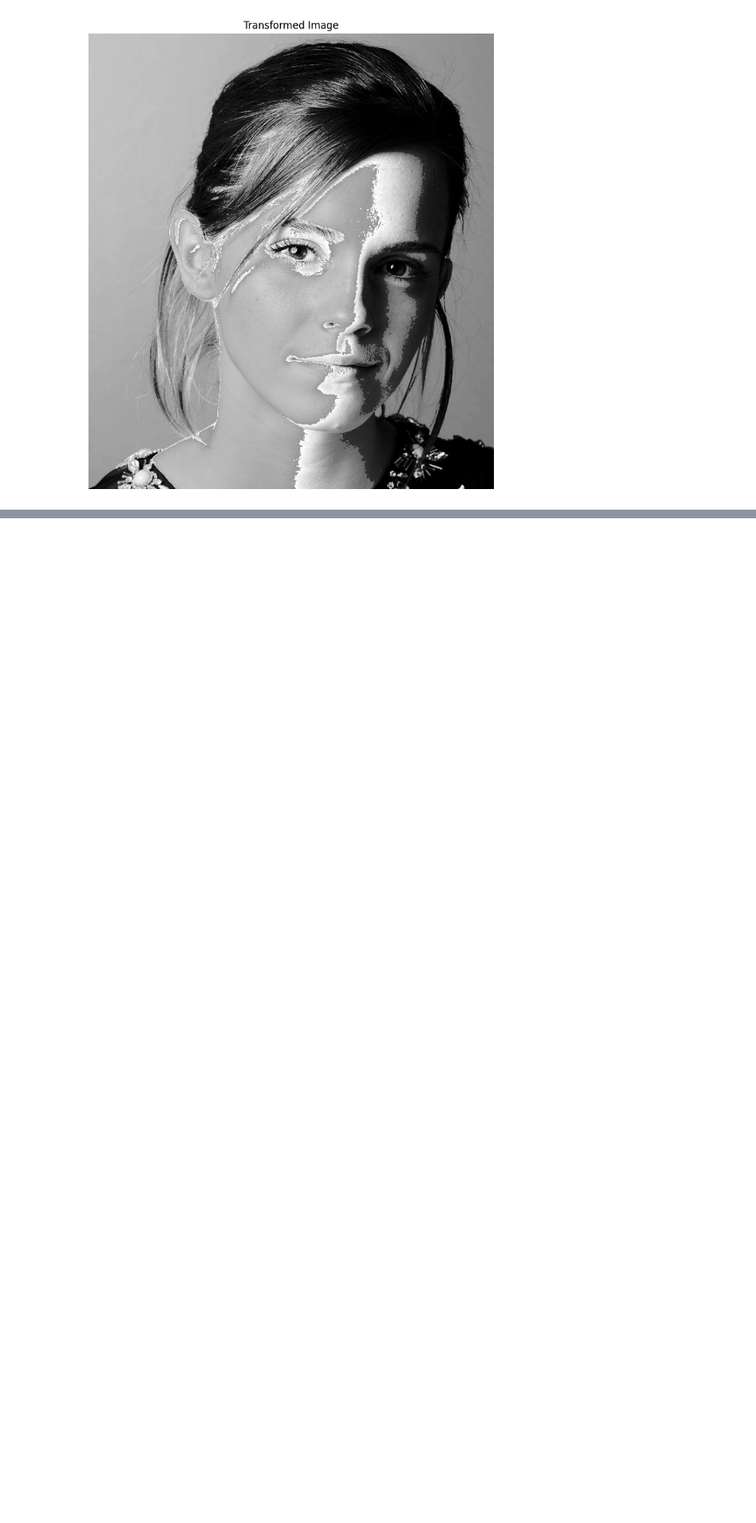
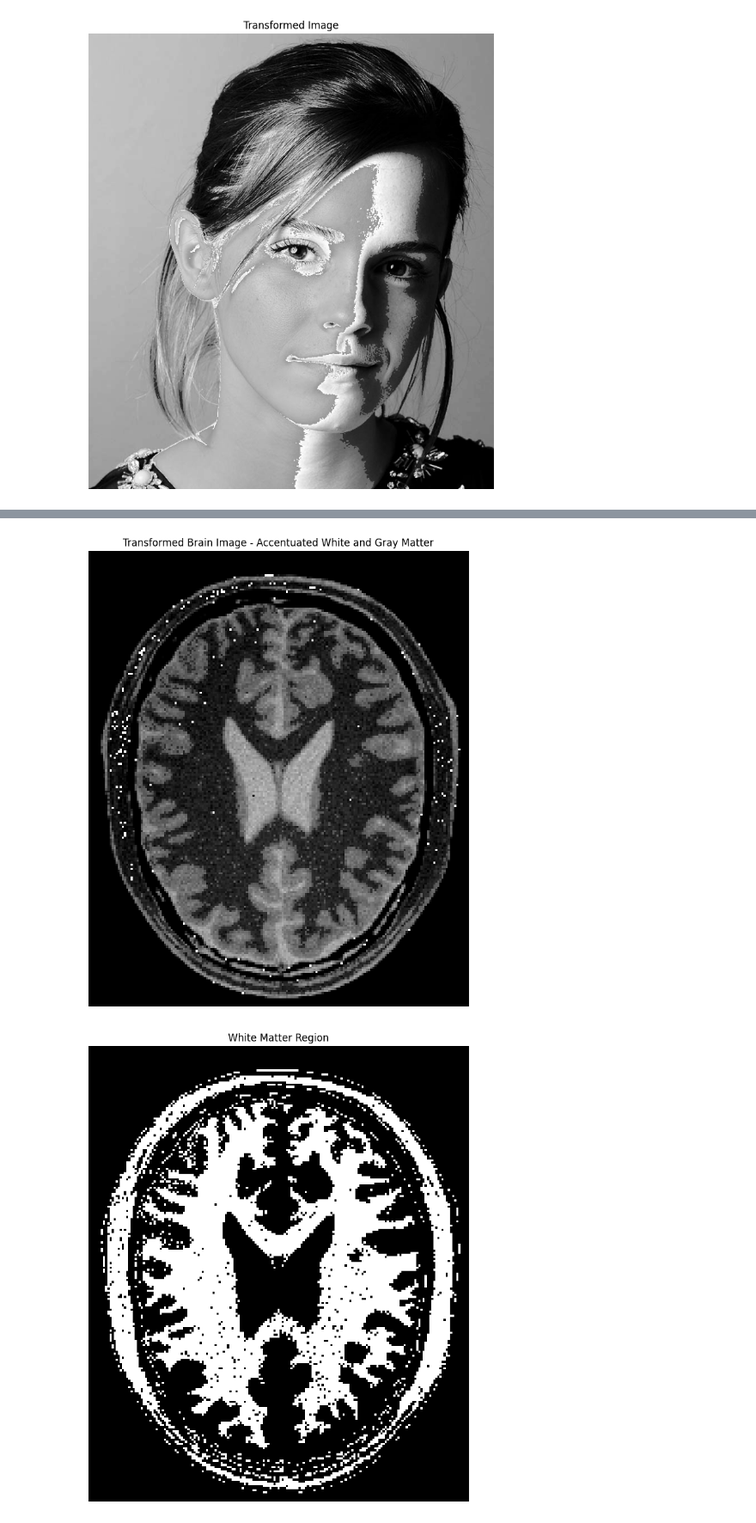
Before and after one commit to M3thsara/M3thsara-Image-Processing-and-Machine-Vision, a Jupyter notebook: A01_Intensity_Transformations_and_Neighborhood_Filtering.ipynb, the cells around one changed output, grey strips where cells are left out. Shown at 86% size. Saved outputs shown, nothing was run; the diff lists cells and outputs as text; code cells hidden in the pictures; blank space fills up the shorter version.

```diff
--- a/A01_Intensity_Transformations_and_Neighborhood_Filtering.ipynb
+++ b/A01_Intensity_Transformations_and_Neighborhood_Filtering.ipynb
@@ -58,0 +100,48 @@ plt.show()
+# %%
+# Function to transform pixel intensities for white and gray matter in brain images
+
+def accentuate_matter(image_):
+
+    # Create an empty array to store the transformed pixel values.
+    transformed_image = np.zeros(image_.shape, dtype=np.uint8)
+
+    # Transform gray matter intensities (181 to 250)
+    gray_matter_region = (image_ >= 181) & (image_ <= 250)
+    transformed_image[gray_matter_region] = 1.7 * image_[gray_matter_region] + 28
+
+    # Transform white matter intensities (145 to 180)
+    white_matter_region = (image_ >= 145) & (image_ <= 180)
+    transformed_image[white_matter_region] = 1.6 * image_[white_matter_region] + 20
+
+    return transformed_image, white_matter_region, gray_matter_region
+
+# Apply the transform function to the image
+
+transformed_brain_image, white_matter_region, gray_matter_region = accentuate_matter(image2)
+
+# Display the transformed brain image
+
+plt.figure(figsize=(10, 10))
+plt.imshow(transformed_brain_image, cmap='gray')
+plt.title("Transformed Brain Image - Accentuated White and Gray Matter")
+plt.axis('off')
+plt.show()
+
+# Display the white matter region
+
+plt.figure(figsize=(10, 10))
+plt.imshow(white_matter_region, cmap='gray')
+plt.title("White Matter Region")
+plt.axis('off')
+plt.show()
+
+# Display the gray matter region
+
+plt.figure(figsize=(10, 10))
+plt.imshow(gray_matter_region, cmap='gray')
+plt.title("Gray Matter Region")
+plt.axis('off')
+plt.show()
+# %% [output]
+[figure, added]
+[figure, added]
```
Also changed, not shown: parts of 6 cells of this notebook.
